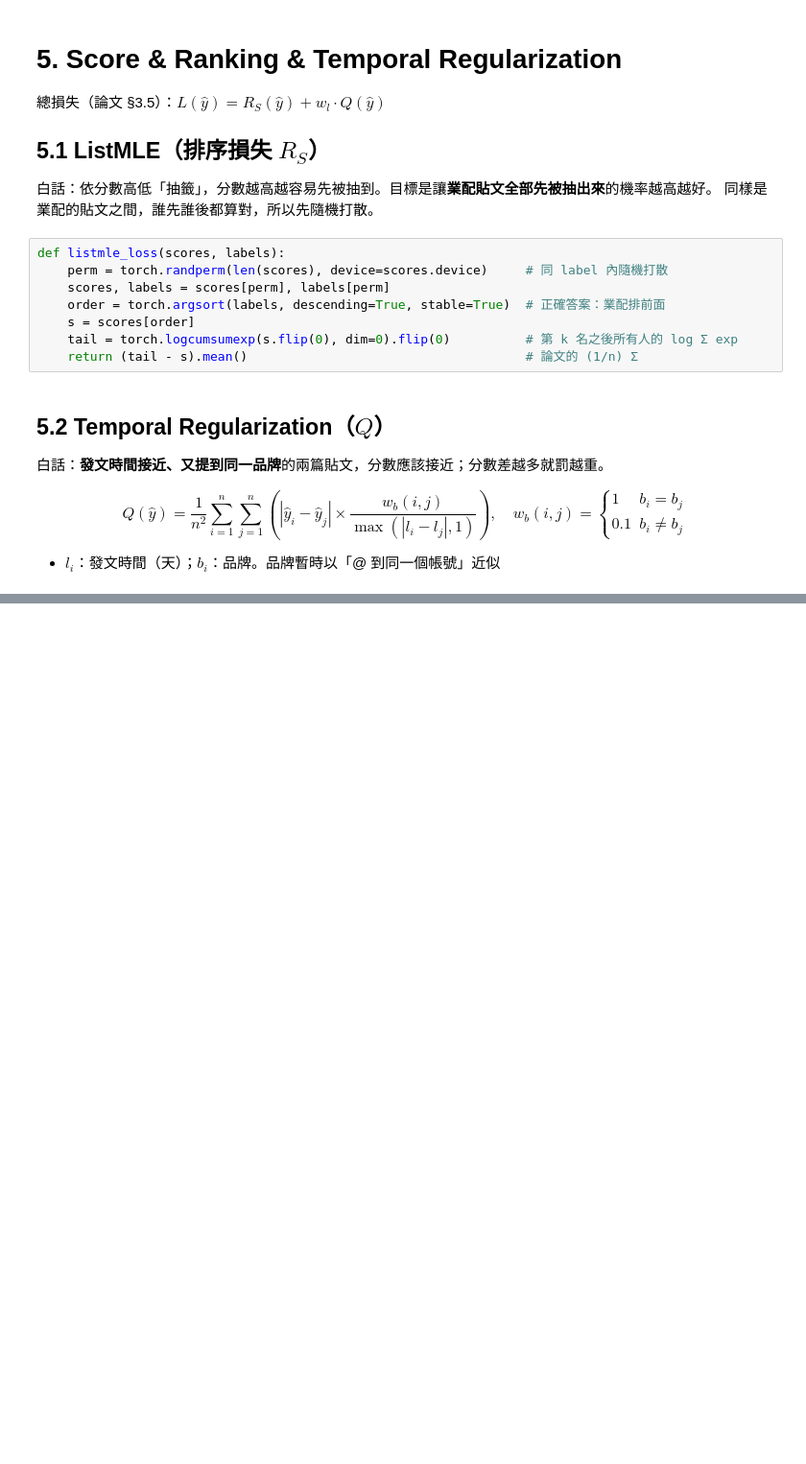
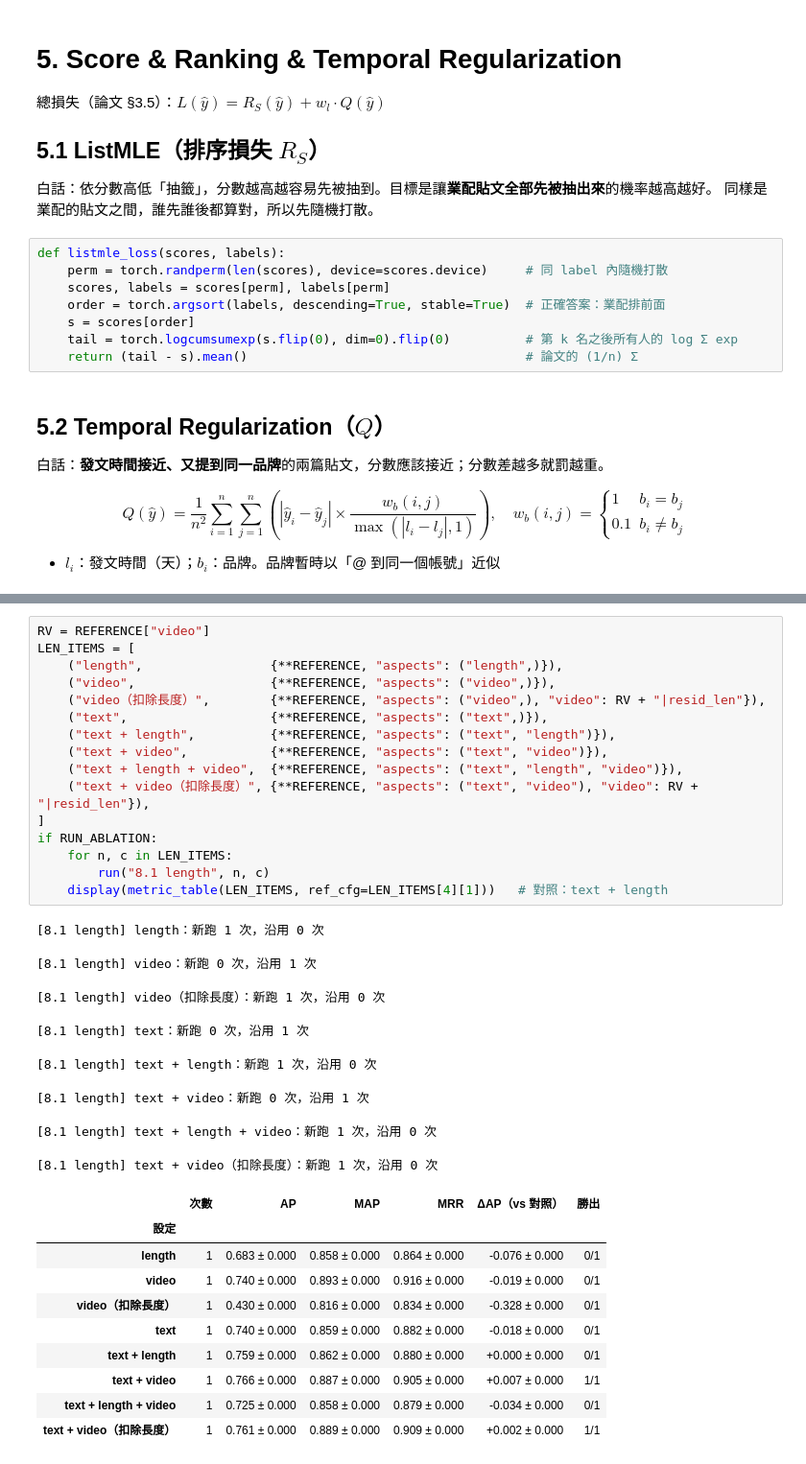
Before and after one commit to ying-tzu-dai/Multimodal_SPoD_Video, a Jupyter notebook: scripts/Pilot_Model_v0.ipynb, the cells around one changed output, grey strips where cells are left out. Shown at 96% size. Drawn from its saved outputs; the diff is of its cells as text; blank space fills up the shorter version.

Commit message:
Added ablation workflow

```diff
--- a/scripts/Pilot_Model_v0.ipynb
+++ b/scripts/Pilot_Model_v0.ipynb
@@ -739,0 +1086,35 @@ epoch  50 | R_S 2.8120 | Q 0.0040 | MAP 1.000 | MRR 1.000 | AP 0.999 | AP@10 1.0
+# %%
+RV = REFERENCE["video"]
+LEN_ITEMS = [
+    ("length",                 {**REFERENCE, "aspects": ("length",)}),
+    ("video",                  {**REFERENCE, "aspects": ("video",)}),
+    ("video（扣除長度）",        {**REFERENCE, "aspects": ("video",), "video": RV + "|resid_len"}),
+    ("text",                   {**REFERENCE, "aspects": ("text",)}),
+    ("text + length",          {**REFERENCE, "aspects": ("text", "length")}),
+    ("text + video",           {**REFERENCE, "aspects": ("text", "video")}),
+    ("text + length + video",  {**REFERENCE, "aspects": ("text", "length", "video")}),
+    ("text + video（扣除長度）", {**REFERENCE, "aspects": ("text", "video"), "video": RV + "|resid_len"}),
+]
+if RUN_ABLATION:
+    for n, c in LEN_ITEMS:
+        run("8.1 length", n, c)
+    display(metric_table(LEN_ITEMS, ref_cfg=LEN_ITEMS[4][1]))   # 對照：text + length
+# %% [output]
+[8.1 length] length：新跑 1 次，沿用 0 次
+[8.1 length] video：新跑 0 次，沿用 1 次
+[8.1 length] video（扣除長度）：新跑 1 次，沿用 0 次
+[8.1 length] text：新跑 0 次，沿用 1 次
+[8.1 length] text + length：新跑 1 次，沿用 0 次
+[8.1 length] text + video：新跑 0 次，沿用 1 次
+[8.1 length] text + length + video：新跑 1 次，沿用 0 次
+[8.1 length] text + video（扣除長度）：新跑 1 次，沿用 0 次
+|  | 次數 | AP | MAP | MRR | ΔAP（vs 對照） | 勝出 |
+| 設定 |  |  |  |  |  |  |
+| length | 1 | 0.683 ± 0.000 | 0.858 ± 0.000 | 0.864 ± 0.000 | -0.076 ± 0.000 | 0/1 |
+| video | 1 | 0.740 ± 0.000 | 0.893 ± 0.000 | 0.916 ± 0.000 | -0.019 ± 0.000 | 0/1 |
+| video（扣除長度） | 1 | 0.430 ± 0.000 | 0.816 ± 0.000 | 0.834 ± 0.000 | -0.328 ± 0.000 | 0/1 |
+| text | 1 | 0.740 ± 0.000 | 0.859 ± 0.000 | 0.882 ± 0.000 | -0.018 ± 0.000 | 0/1 |
+| text + length | 1 | 0.759 ± 0.000 | 0.862 ± 0.000 | 0.880 ± 0.000 | +0.000 ± 0.000 | 0/1 |
+| text + video | 1 | 0.766 ± 0.000 | 0.887 ± 0.000 | 0.905 ± 0.000 | +0.007 ± 0.000 | 1/1 |
+| text + length + video | 1 | 0.725 ± 0.000 | 0.858 ± 0.000 | 0.879 ± 0.000 | -0.034 ± 0.000 | 0/1 |
+| text + video（扣除長度） | 1 | 0.761 ± 0.000 | 0.889 ± 0.000 | 0.909 ± 0.000 | +0.002 ± 0.000 | 1/1 |
```
Also changed, not shown: parts of 56 cells of this notebook, 3 other files.
